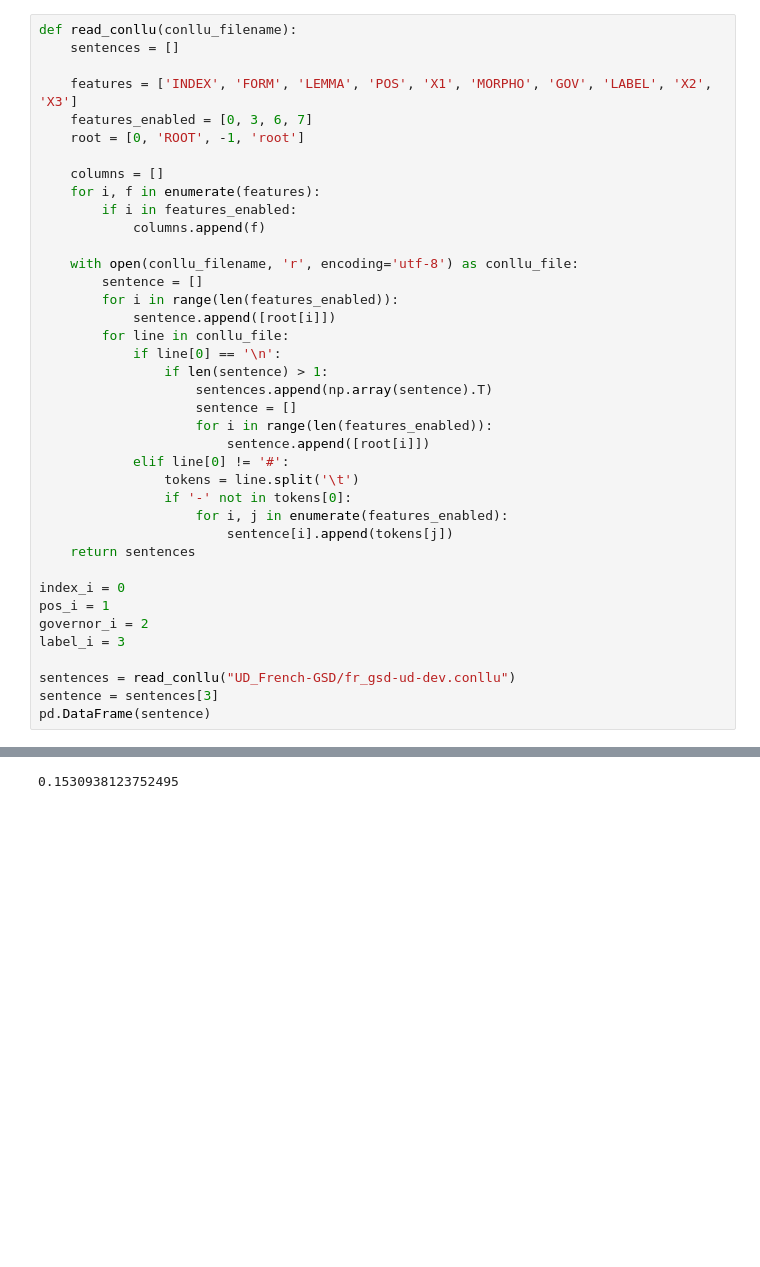
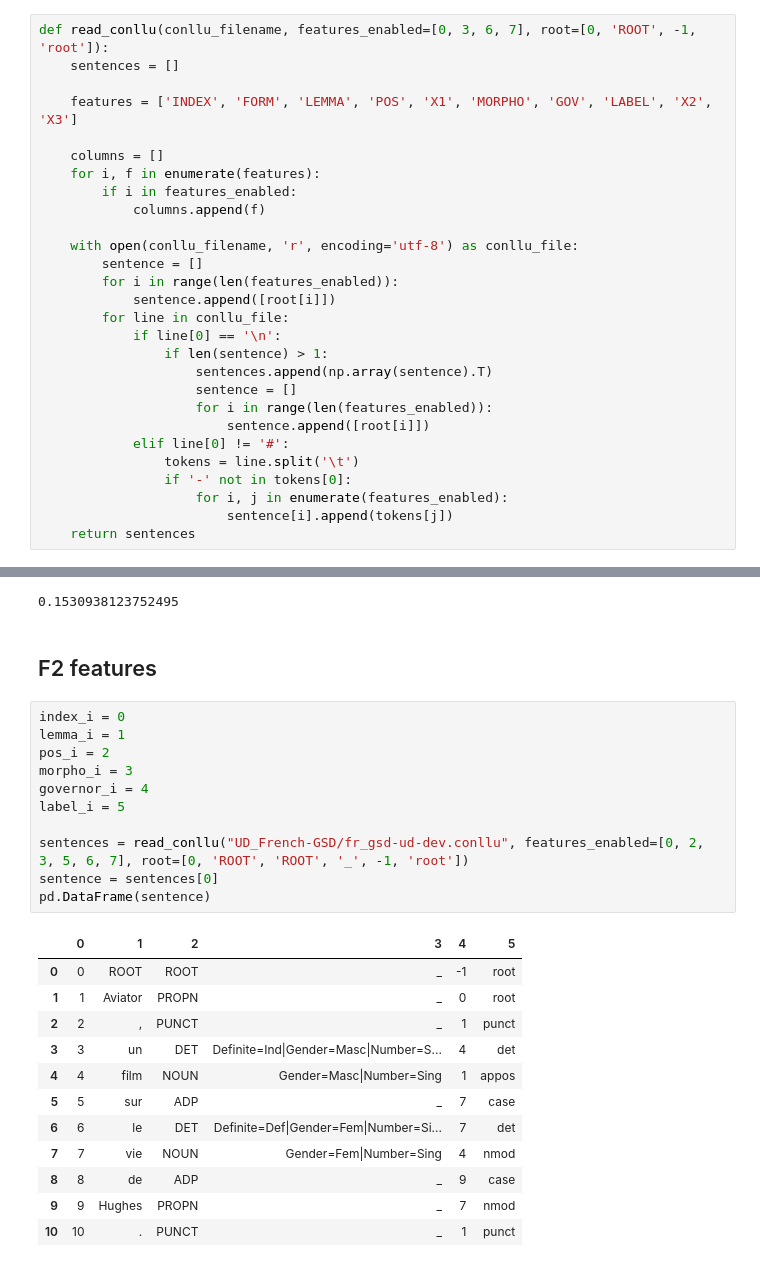
Before and after one commit to LouisGerard/Eisner, a Jupyter notebook: Eisner.ipynb, the cells around one changed output, grey strips where cells are left out. Drawn from its saved outputs; the diff is of its cells as text; blank space fills up the shorter version.

Commit message:
morpho

```diff
--- a/Eisner.ipynb
+++ b/Eisner.ipynb
@@ -33,12 +35,10 @@ We read the conllu file to get aall the info we need. In order to make this reus
 - the part of speech, which we want to pass to our model
 - the governor index, to build pairs
 # %%
-def read_conllu(conllu_filename):
+def read_conllu(conllu_filename, features_enabled=[0, 3, 6, 7], root=[0, 'ROOT', -1, 'root']):
     sentences = []
 
     features = ['INDEX', 'FORM', 'LEMMA', 'POS', 'X1', 'MORPHO', 'GOV', 'LABEL', 'X2', 'X3']
-    features_enabled = [0, 3, 6, 7]
-    root = [0, 'ROOT', -1, 'root']
 
     columns = []
     for i, f in enumerate(features):
@@ -62,12 +62,3 @@ def read_conllu(conllu_filename):
                     for i, j in enumerate(features_enabled):
                         sentence[i].append(tokens[j])
     return sentences
-
-index_i = 0
-pos_i = 1
-governor_i = 2
-label_i = 3
-
-sentences = read_conllu("UD_French-GSD/fr_gsd-ud-dev.conllu")
-sentence = sentences[3]
-pd.DataFrame(sentence)
@@ -729,3 +731,29 @@ write_conllu(sentences_test, 'UD_French-GSD/fr_gsd-ud-test.conllu', 'fr_test_n.c
 score_las('fr_test_n.conll', 'UD_French-GSD/fr_gsd-ud-test.conllu')
 # %% [output]
 0.1530938123752495
+# %% [markdown]
+## F2 features
+# %%
+index_i = 0
+lemma_i = 1
+pos_i = 2
+morpho_i = 3
+governor_i = 4
+label_i = 5
+
+sentences = read_conllu("UD_French-GSD/fr_gsd-ud-dev.conllu", features_enabled=[0, 2, 3, 5, 6, 7], root=[0, 'ROOT', 'ROOT', '_', -1, 'root'])
+sentence = sentences[0]
+pd.DataFrame(sentence)
+# %% [output]
+|  | 0 | 1 | 2 | 3 | 4 | 5 |
+| 0 | 0 | ROOT | ROOT | _ | -1 | root |
+| 1 | 1 | Aviator | PROPN | _ | 0 | root |
+| 2 | 2 | , | PUNCT | _ | 1 | punct |
+| 3 | 3 | un | DET | Definite=Ind|Gender=Masc|Number=S... | 4 | det |
+| 4 | 4 | film | NOUN | Gender=Masc|Number=Sing | 1 | appos |
+| 5 | 5 | sur | ADP | _ | 7 | case |
+| 6 | 6 | le | DET | Definite=Def|Gender=Fem|Number=Si... | 7 | det |
+| 7 | 7 | vie | NOUN | Gender=Fem|Number=Sing | 4 | nmod |
+| 8 | 8 | de | ADP | _ | 9 | case |
+| 9 | 9 | Hughes | PROPN | _ | 7 | nmod |
+| 10 | 10 | . | PUNCT | _ | 1 | punct |
```
Also changed, not shown: parts of 11 cells of this notebook.
